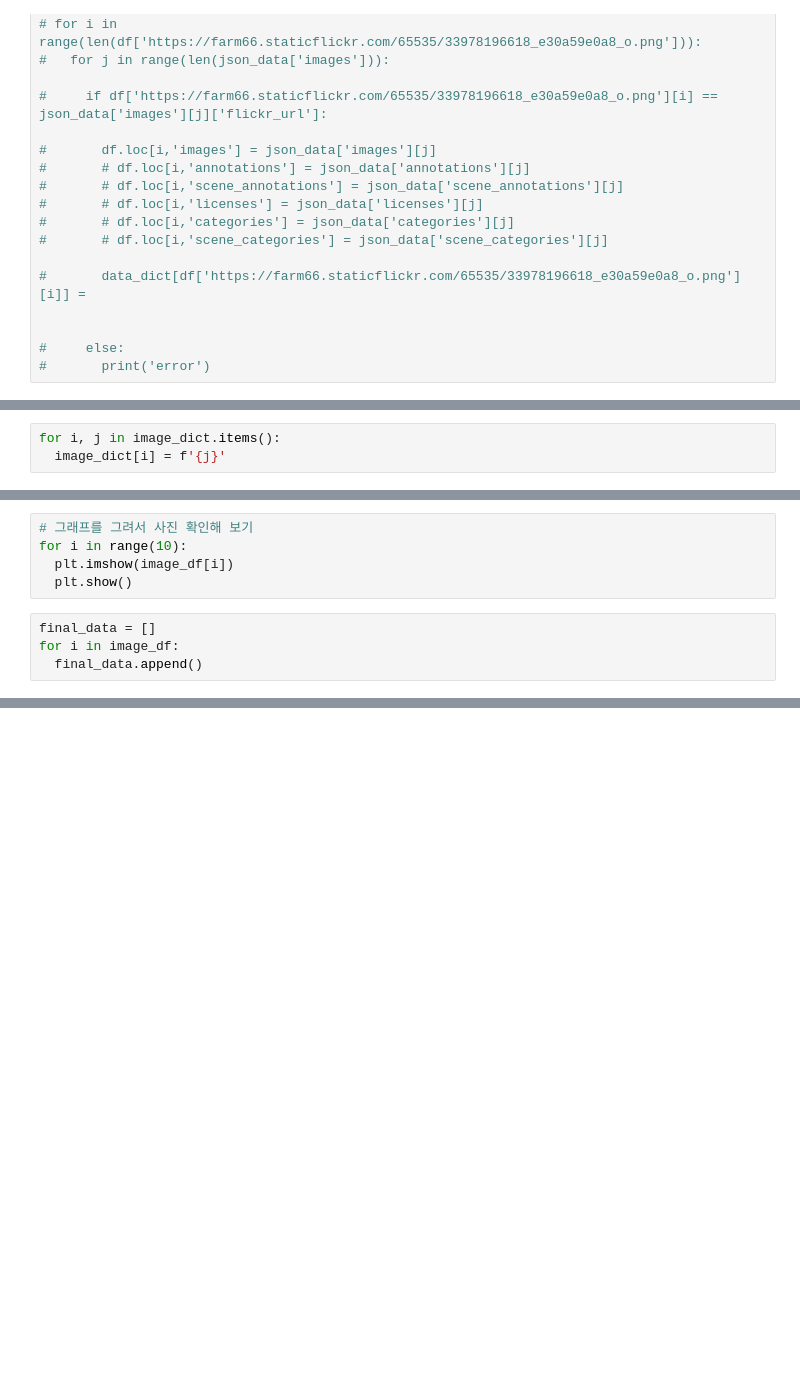
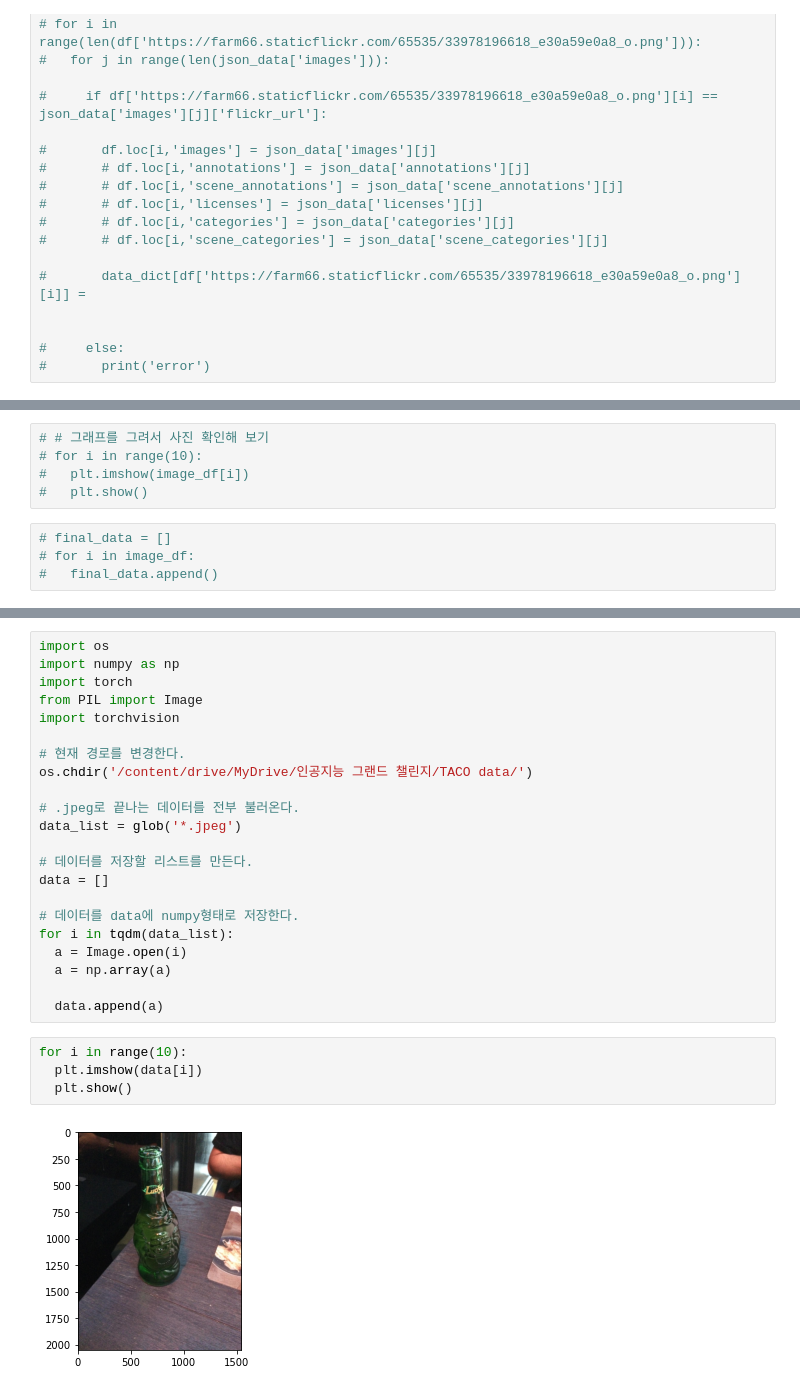
Before and after one commit to qkrwjdduf159/Model-tutorial, a Jupyter notebook: Mask RCNN.ipynb, the cells around one changed output, grey strips where cells are left out. Saved outputs shown, nothing was run; the diff lists cells and outputs as text; blank space fills up the shorter version.

```diff
--- a/Mask RCNN.ipynb
+++ b/Mask RCNN.ipynb
@@ -216,4 +214 @@ for i in tqdm(range(len(json_data['images']))):
-# %%
-for i, j in image_dict.items():
-  image_dict[i] = f'{j}'
 # %%
@@ -250,9 +238,9 @@ for i in img_data:
 # %%
-# 그래프를 그려서 사진 확인해 보기
-for i in range(10):
-  plt.imshow(image_df[i])
-  plt.show()
+# # 그래프를 그려서 사진 확인해 보기
+# for i in range(10):
+#   plt.imshow(image_df[i])
+#   plt.show()
 # %%
-final_data = []
-for i in image_df:
-  final_data.append()
+# final_data = []
+# for i in image_df:
+#   final_data.append()
@@ -260,0 +308,28 @@ print(final_data)
+# %%
+import os
+import numpy as np
+import torch
+from PIL import Image
+import torchvision
+
+# 현재 경로를 변경한다.
+os.chdir('/content/drive/MyDrive/인공지능 그랜드 챌린지/TACO data/')
+
+# .jpeg로 끝나는 데이터를 전부 불러온다.
+data_list = glob('*.jpeg')
+
+# 데이터를 저장할 리스트를 만든다.
+data = []
+
+# 데이터를 data에 numpy형태로 저장한다.
+for i in tqdm(data_list):
+  a = Image.open(i)
+  a = np.array(a)
+
+  data.append(a)
+# %%
+for i in range(10):
+  plt.imshow(data[i])
+  plt.show()
+# %% [output]
+[figure, added]
```
Also changed, not shown: parts of 20 cells of this notebook.
